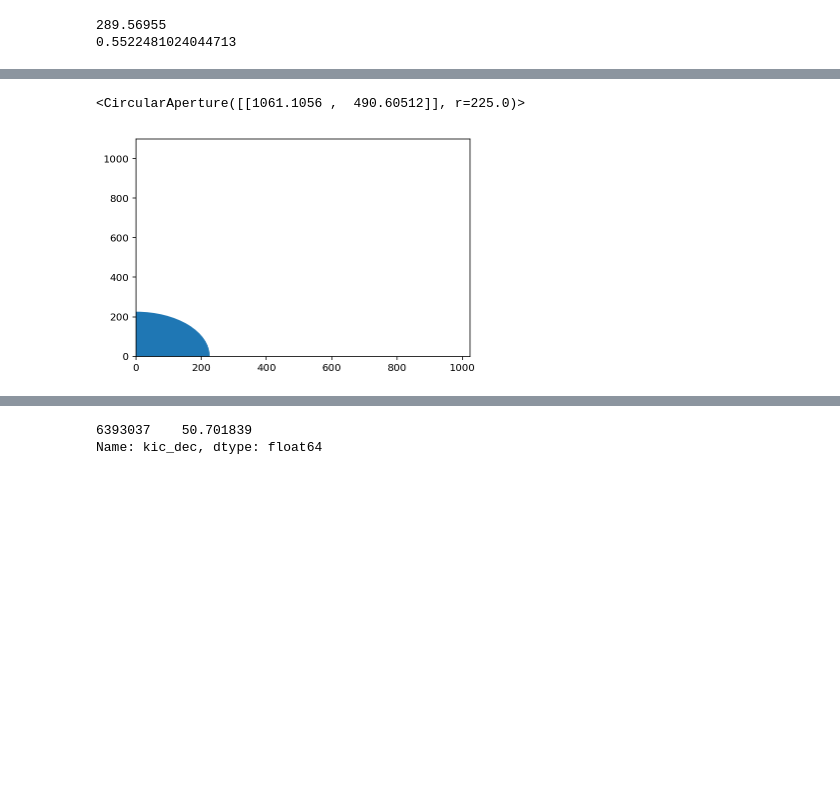
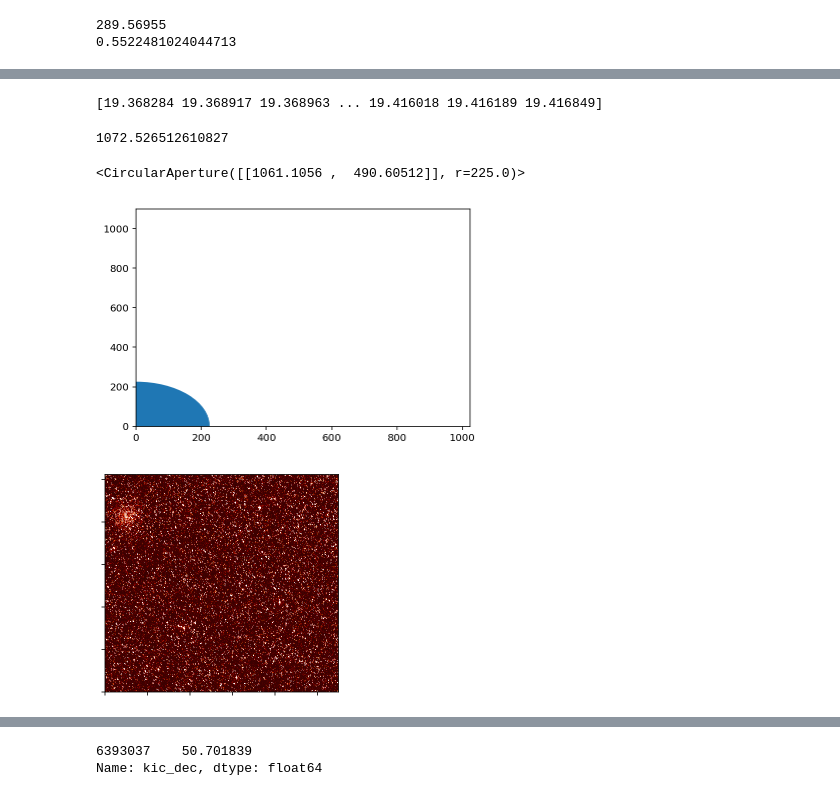
Before and after one commit to pedrito404/kepler_dia, a Jupyter notebook: mychanges/Python/refphot_table.ipynb, the cells around one changed output, grey strips where cells are left out. Cells and saved outputs as stored; diff of their text form; code cells hidden in the pictures; blank space fills up the shorter version.

```diff
--- a/mychanges/Python/refphot_table.ipynb
+++ b/mychanges/Python/refphot_table.ipynb
@@ -243,11 +229,11 @@ print(np.std(a))
 # positions
 import astropy
 #caldir = '/home/usuario/Documents/Mestrado/FFIs/allffi_cut/clean/masters/season0/
-fil = caldir+'new81.fits'
+fil = caldir+'new1.fits'
 #get wcs from first calibrated file
 
 a = fits.open(fil)
 print(a)
 print(np.shape(a[0]))
-astropy.wcs.validate("/home/usuario/Documents/Mestrado/FFIs/allffi_cut/clean/masters/season0/new81.fits")
+astropy.wcs.validate("/home/usuario/Documents/Mestrado/FFIs/allffi_cut/clean/masters/season0/new1.fits")
 # %% [output]
@@ -288,12 +274,17 @@ HDU 2 (MOD.OUT 2.1):
 # %%
 #b[0]
 w = WCS(a[1].header)
-w = WCS(fil)
-x, y = w.wcs_world2pix(kic_visto_1.kic_degree_ra, kic_visto_1.kic_dec,0)
+x, y = w.wcs_world2pix(np.array(kic_visto_1.kic_degree_ra), np.array(kic_visto_1.kic_dec),1)
+#x,y = w.wcs_world2pix(290.58826701099287,38.21777639577971,1)
 positions = (x, y)
 print(positions)
 print('######################')
-print(np.min(x),np.max(x))
-print(np.min(y),np.max(y))
+# print(np.min(x),np.max(x))
+# print(np.min(y),np.max(y))
 ##END POSSIBLE UNCOMMENT###
+print(w)
+print(x,y)
+ra,dec = w.wcs_pix2world(541.04672,634.92768,1)
+
+print(np.max(x),np.max(y))
 # %% [output]
@@ -307,8 +309,13 @@ WARNING: FITSFixedWarning: The WCS transformation has more axes (2) than the ima
+# %%
+print(np.array(kic_visto_1.kic_ra))
+# %% [output]
+[19.368284 19.368917 19.368963 ... 19.416018 19.416189 19.416849]
 # %%
-kic_visto_1['kic_kepmag'][kic_visto_1.kic_kepler_id == 12156769]
-
-ra_test = kic_visto_1['kic_degree_ra'][kic_visto_1.kic_kepler_id == 12156769]
-dec_test = kic_visto_1['kic_dec'][kic_visto_1.kic_kepler_id == 12156769]
+#11710504 	19.370987 	290.56482 	49.887646 	19.132000
+kic_visto_1['kic_kepmag'][kic_visto_1.kic_kepler_id == 11710504]
+print(w.wcs_world2pix(290.56482,49.887646,0)[0])
+ra_test = kic_visto_1['kic_degree_ra'][kic_visto_1.kic_kepler_id == 11710504]
+dec_test = kic_visto_1['kic_dec'][kic_visto_1.kic_kepler_id == 11710504]
 radius_test = 225
 apertures = CircularAperture((1061.1056,490.60512), r = radius_test)
 phot_table = aperture_photometry(mast, apertures, method = 'exact')
@@ -318,8 +325,37 @@ plt.xlim(0, 1024)
 plt.ylim(0, 1100)
 apertures
 # %% [output]
-<CircularAperture([[1061.1056 ,  490.60512]], r=225.0)>
+1072.526512610827
+<CircularAperture([[1061.1056 ,  490.60512]], r=225.0)>
 [figure]
+# %%
+# Plot the image
+fig = plt.figure()
+ax = fig.add_subplot(1, 1, 1)
+ax.imshow(a[1].data, cmap=plt.cm.gist_heat,
+          origin='lower', vmin=0, vmax=1000.)
+
+# Loop over lines of longitude
+for lon in np.linspace(-180., 180., 13):
+    grid_lon = np.repeat(lon, 100)
+    grid_lat = np.linspace(-90., 90., 100)
+    px, py = w.wcs_world2pix(grid_lon, grid_lat, 1)
+    ax.plot(px, py, color='white', alpha=0.5)
+
+# Loop over lines of latitude
+for lat in np.linspace(-60., 60., 5):
+    grid_lon = np.linspace(-180., 180., 100)
+    grid_lat = np.repeat(lat, 100)
+    px, py = w.wcs_world2pix(grid_lon, grid_lat, 1)
+    ax.plot(px, py, color='white', alpha=0.5)
+
+ax.set_xlim(0, a[1].data.shape[1])
+ax.set_ylim(0, a[1].data.shape[0])
+ax.set_xticklabels('')
+ax.set_yticklabels('')
+fig.savefig('wcs_extra.png', bbox_inches='tight')
+# %% [output]
+[figure, added]
 # %%
 phot_table
 # %% [output]
```
Also changed, not shown: parts of 10 cells of this notebook.
